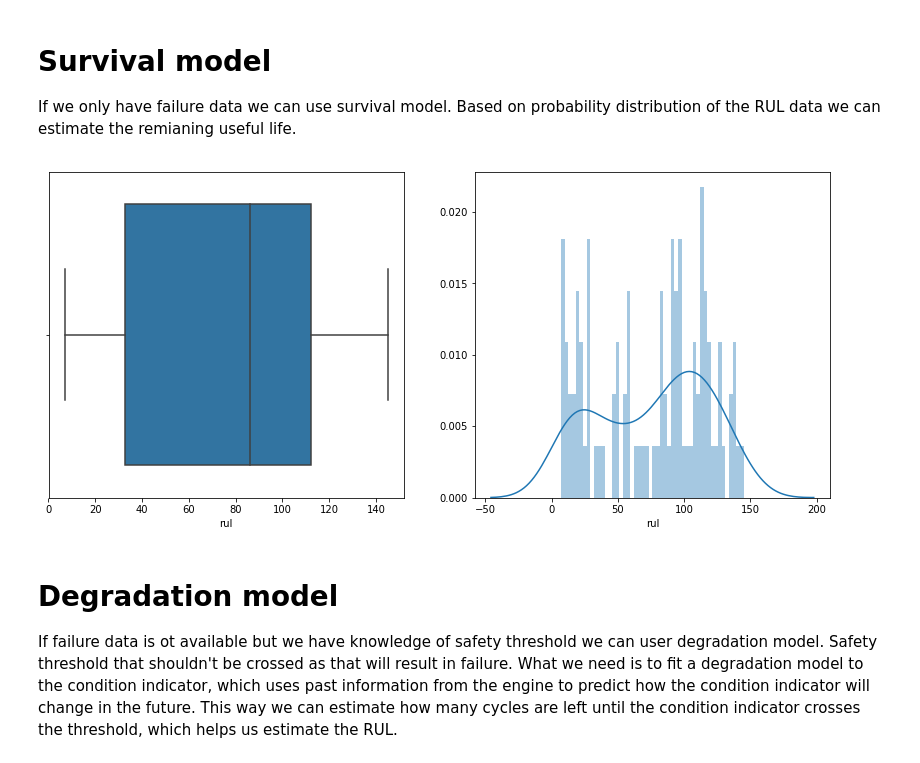
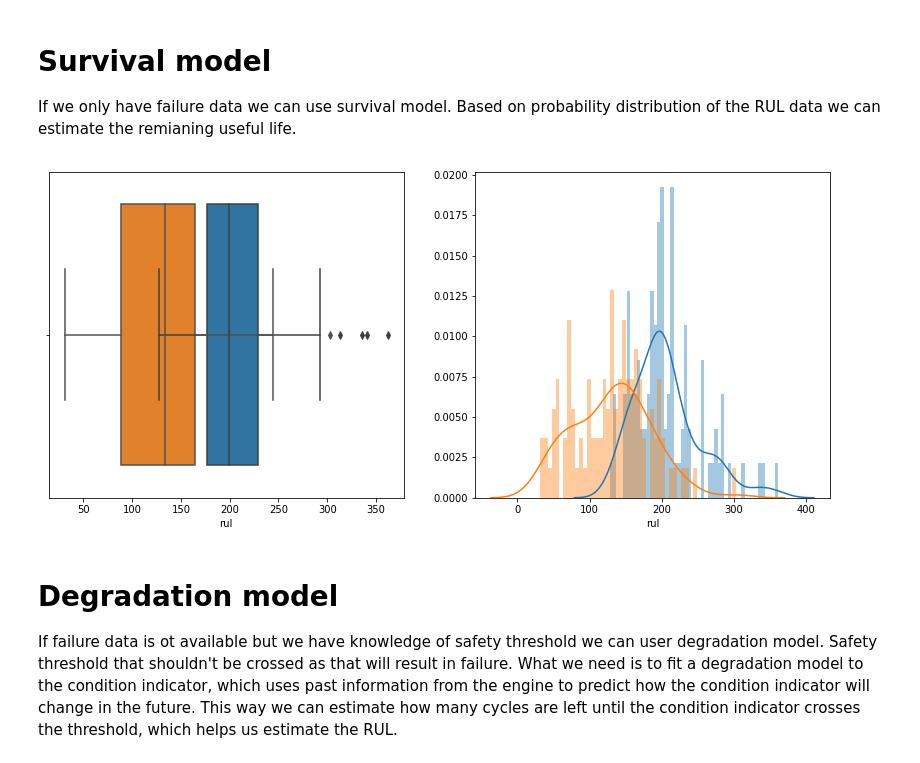
Before and after one commit to ppisarski/data-science, a Jupyter notebook: Aircraft Engine Predictive Maintenance/solution.ipynb, the cells around one changed output. Drawn from its saved outputs; the diff is of its cells as text; code cells hidden in the pictures.

Commit message:
Aircraft Engine Predictive Maintenance

```diff
--- a/Aircraft Engine Predictive Maintenance/solution.ipynb
+++ b/Aircraft Engine Predictive Maintenance/solution.ipynb
@@ -231,15 +206,28 @@ test.drop(['iot0', 'iot4', 'iot5', 'iot9', 'iot15', 'iot17', 'iot18'], axis=1, i
 # Survival model
 
 If we only have failure data we can use survival model. Based on probability distribution of the RUL data we can estimate the remianing useful life.
-# %%
-plt.figure(figsize = (14, 6))
-plt.subplot(1,2,1)
-sns.boxplot(rul.rul)
-plt.subplot(1,2,2)
-sns.distplot(rul.rul, bins=50)
-plt.show()
-# %% [output]
-[figure, removed]
+# %%
+def create_rul(df):
+    rul = pd.DataFrame(columns=['Engine.ID', 'rul'])
+    for engine in range(1, 101):
+        r = df[df['Engine.ID'] == engine].cycle.max()
+        rul = rul.append({"Engine.ID": engine, "rul": r.astype(float)}, ignore_index=True)
+    rul.set_index('Engine.ID', inplace=True)
+    return rul
+
+rul_train = create_rul(train)
+rul_test = create_rul(test)
+
+plt.figure(figsize = (14, 6))
+plt.subplot(1,2,1)
+sns.boxplot(rul_train.rul, color='C0')
+sns.boxplot(rul_test.rul, color='C1')
+plt.subplot(1,2,2)
+sns.distplot(rul_train.rul, bins=50, color='C0')
+sns.distplot(rul_test.rul, bins=50, color='C1')
+plt.show()
+# %% [output]
+[figure, added]
 # %% [markdown]
 # Degradation model
 
```
Also changed, not shown: parts of 8 cells of this notebook.
